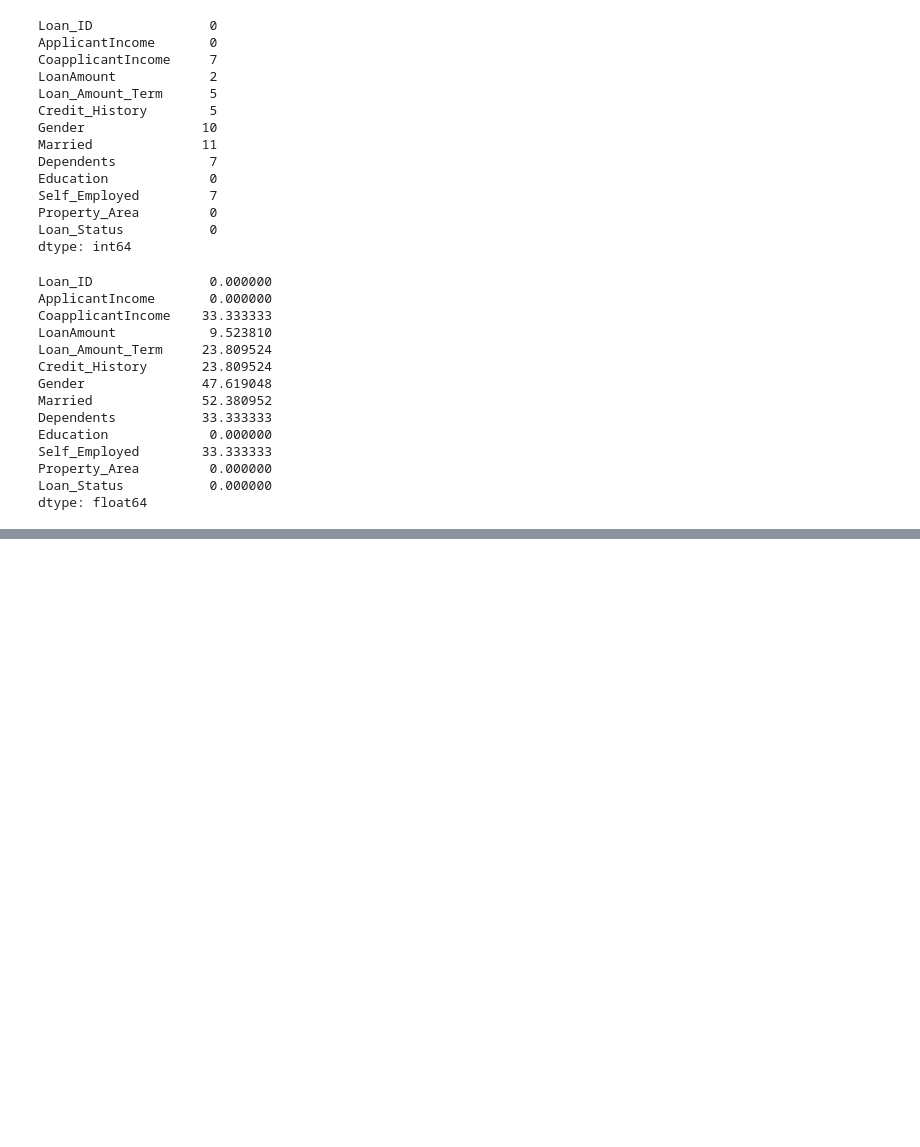
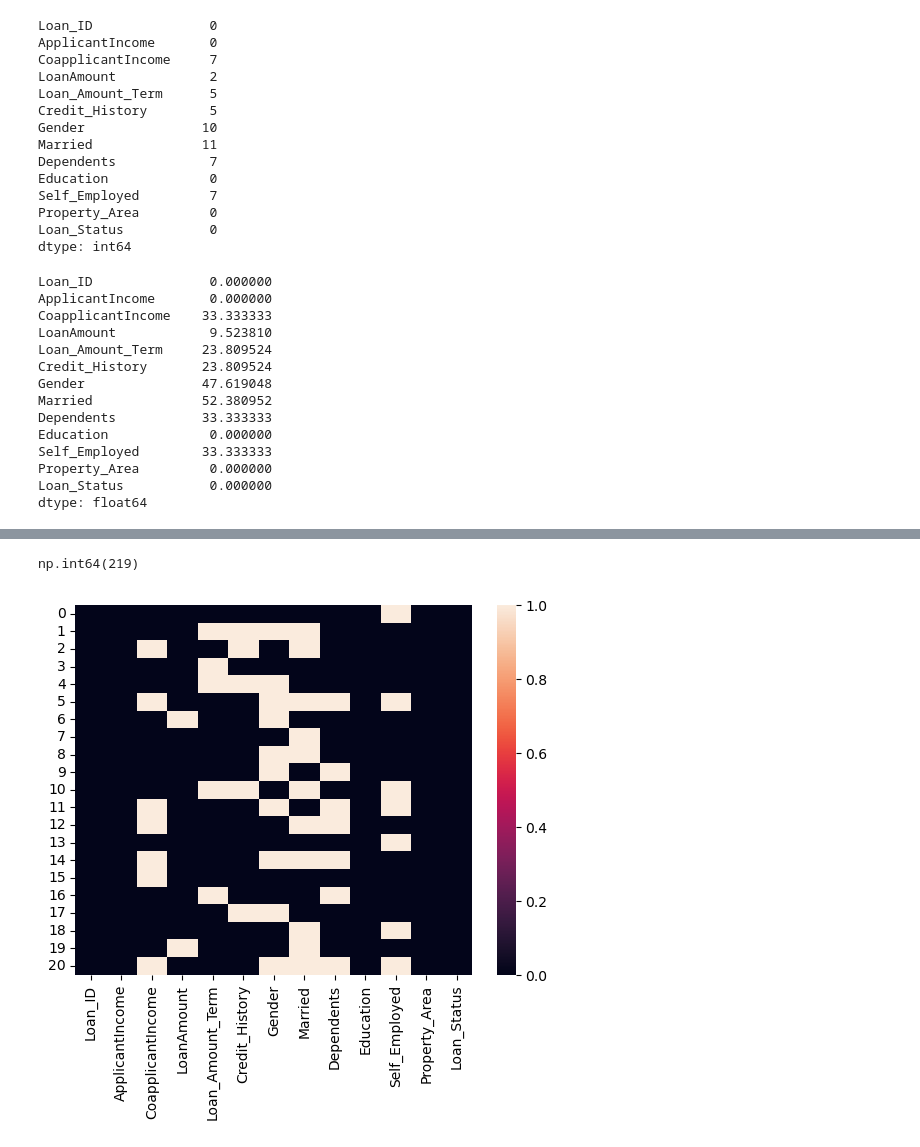
Before and after one commit to layappa/data_preprocessing, a Jupyter notebook: data_cleaning.ipynb, the cells around one changed output, grey strips where cells are left out. Saved outputs shown, nothing was run; the diff lists cells and outputs as text; code cells hidden in the pictures; blank space fills up the shorter version.

```diff
--- a/data_cleaning.ipynb
+++ b/data_cleaning.ipynb
@@ -53,0 +56,9 @@ dtype: float64
+# %%
+dataset.notnull().sum().sum()
+# %% [output]
+np.int64(219)
+# %%
+sns.heatmap(dataset.isnull())
+plt.show()
+# %% [output]
+[figure, added]
```
Also changed, not shown: parts of 2 cells of this notebook, 6 other files.
